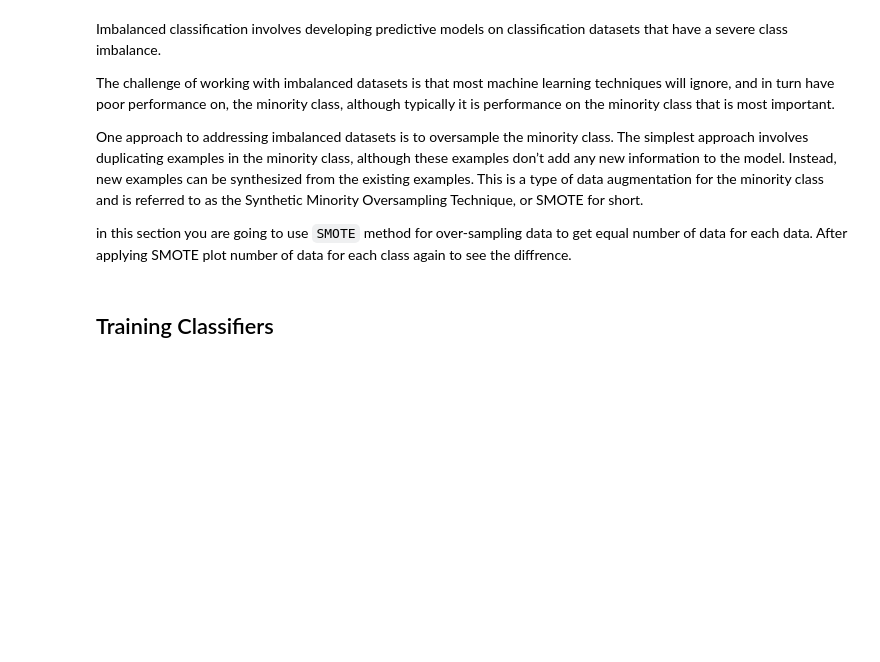
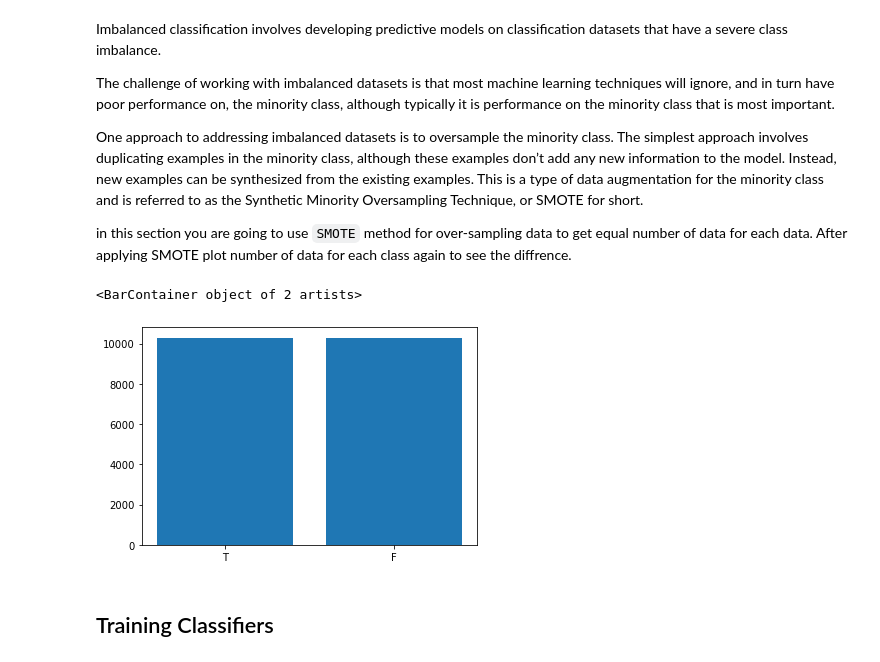
Before and after one commit to HooshBaaz/2022_DataAnalytics_SummerSchool, a Jupyter notebook: my handson solutions/week4/Day7-HandsOns.ipynb, the cells around one changed output. Cells and saved outputs as stored; diff of their text form; code cells hidden in the pictures; blank space fills up the shorter version.

```diff
--- a/my handson solutions/week4/Day7-HandsOns.ipynb
+++ b/my handson solutions/week4/Day7-HandsOns.ipynb
@@ -226,5 +289,15 @@ in this section you are going to use `SMOTE` method for over-sampling data to ge
+# %%
+# Apply SMOTE
+oversample = iml.SMOTE()
+X, y = oversample.fit_resample(X, y)
 # %%
 # plot number of data for each class
+(unique, counts) = np.unique(y, return_counts=True)
+counts
+plt.bar(x= ['T', 'F'], height= counts)
+# %% [output]
+<BarContainer object of 2 artists>
+[figure, added]
 # %% [markdown]
 ## Training Classifiers
 # %% [markdown]
```
Also changed, not shown: parts of 13 cells of this notebook, 1 other file.
